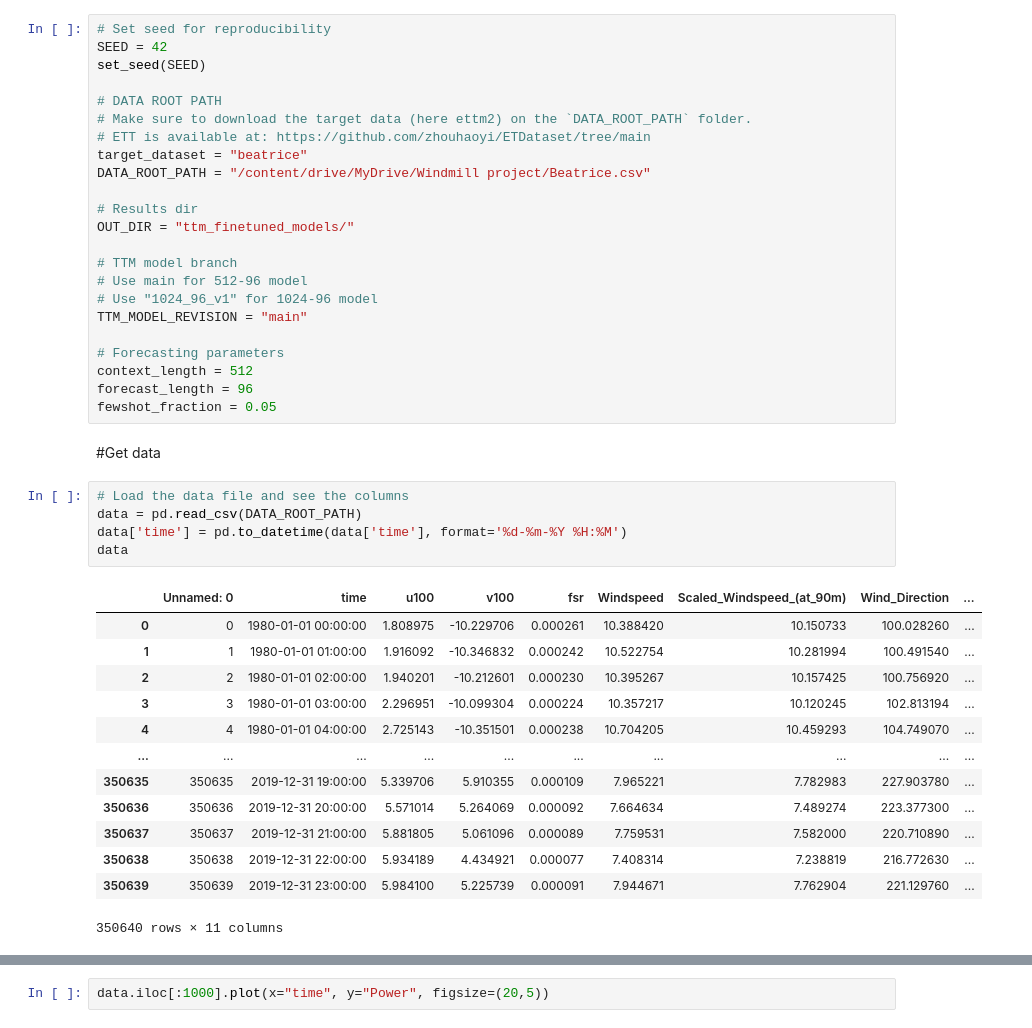
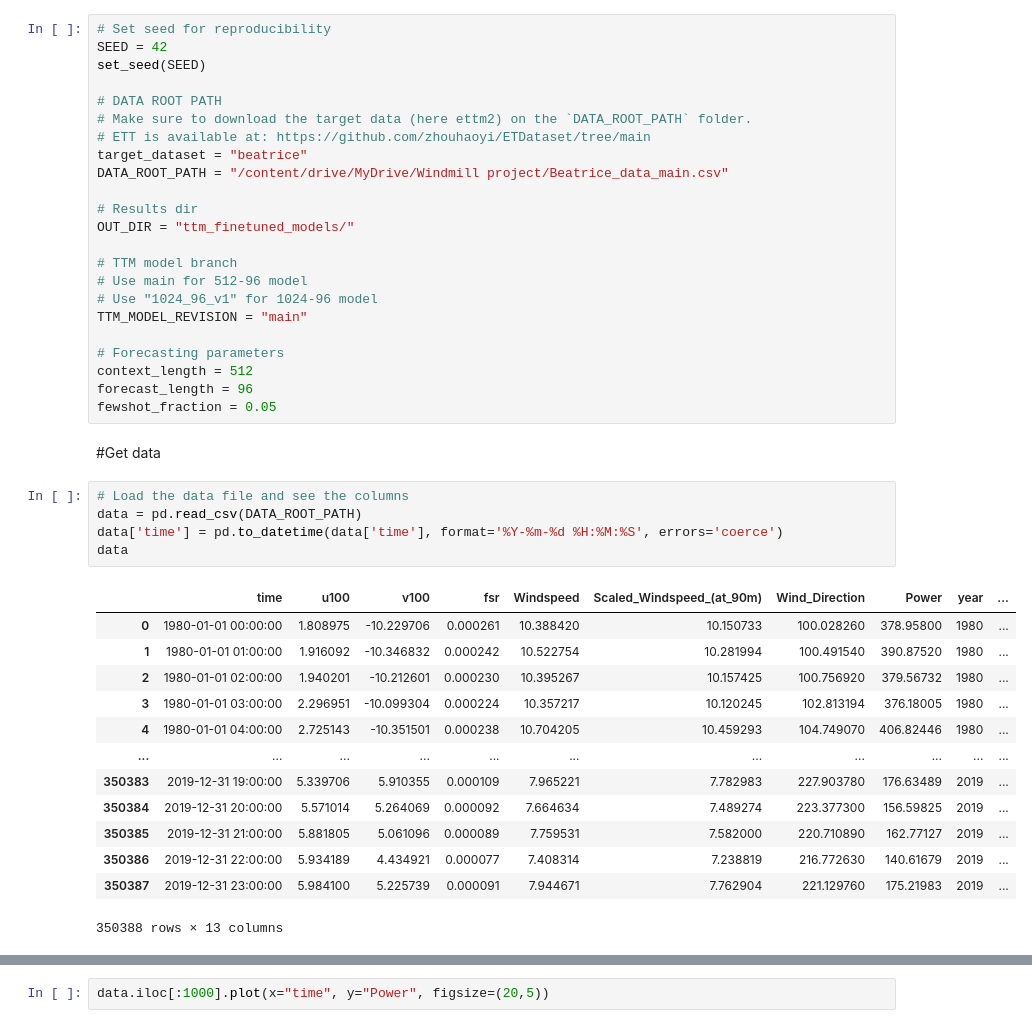
Before and after one commit to aaron-v19/mlprojects, a Jupyter notebook: Beatrice_wind_farm/Beatrice_ttm.ipynb, the cells around one changed output, grey strips where cells are left out. Cells and saved outputs as stored; diff of their text form.

```diff
--- a/Beatrice_wind_farm/Beatrice_ttm.ipynb
+++ b/Beatrice_wind_farm/Beatrice_ttm.ipynb
@@ -89,7 +89,7 @@ set_seed(SEED)
 # Make sure to download the target data (here ettm2) on the `DATA_ROOT_PATH` folder.
 # ETT is available at: https://github.com/zhouhaoyi/ETDataset/tree/main
 target_dataset = "beatrice"
-DATA_ROOT_PATH = "/content/drive/MyDrive/Windmill project/Beatrice.csv"
+DATA_ROOT_PATH = "/content/drive/MyDrive/Windmill project/Beatrice_data_main.csv"
 
 # Results dir
 OUT_DIR = "ttm_finetuned_models/"
@@ -108,22 +108,22 @@ fewshot_fraction = 0.05
 # %%
 # Load the data file and see the columns
 data = pd.read_csv(DATA_ROOT_PATH)
-data['time'] = pd.to_datetime(data['time'], format='%d-%m-%Y %H:%M')
+data['time'] = pd.to_datetime(data['time'], format='%Y-%m-%d %H:%M:%S', errors='coerce')
 data
 # %% [output]
-|  | Unnamed: 0 | time | u100 | v100 | fsr | Windspeed | Scaled_Windspeed_(at_90m) | Wind_Direction | ... |
-| 0 | 0 | 1980-01-01 00:00:00 | 1.808975 | -10.229706 | 0.000261 | 10.388420 | 10.150733 | 100.028260 | ... |
-| 1 | 1 | 1980-01-01 01:00:00 | 1.916092 | -10.346832 | 0.000242 | 10.522754 | 10.281994 | 100.491540 | ... |
-| 2 | 2 | 1980-01-01 02:00:00 | 1.940201 | -10.212601 | 0.000230 | 10.395267 | 10.157425 | 100.756920 | ... |
-| 3 | 3 | 1980-01-01 03:00:00 | 2.296951 | -10.099304 | 0.000224 | 10.357217 | 10.120245 | 102.813194 | ... |
-| 4 | 4 | 1980-01-01 04:00:00 | 2.725143 | -10.351501 | 0.000238 | 10.704205 | 10.459293 | 104.749070 | ... |
-| ... | ... | ... | ... | ... | ... | ... | ... | ... | ... |
-| 350635 | 350635 | 2019-12-31 19:00:00 | 5.339706 | 5.910355 | 0.000109 | 7.965221 | 7.782983 | 227.903780 | ... |
-| 350636 | 350636 | 2019-12-31 20:00:00 | 5.571014 | 5.264069 | 0.000092 | 7.664634 | 7.489274 | 223.377300 | ... |
-| 350637 | 350637 | 2019-12-31 21:00:00 | 5.881805 | 5.061096 | 0.000089 | 7.759531 | 7.582000 | 220.710890 | ... |
-| 350638 | 350638 | 2019-12-31 22:00:00 | 5.934189 | 4.434921 | 0.000077 | 7.408314 | 7.238819 | 216.772630 | ... |
-| 350639 | 350639 | 2019-12-31 23:00:00 | 5.984100 | 5.225739 | 0.000091 | 7.944671 | 7.762904 | 221.129760 | ... |
+|  | time | u100 | v100 | fsr | Windspeed | Scaled_Windspeed_(at_90m) | Wind_Direction | Power | year | ... |
+| 0 | 1980-01-01 00:00:00 | 1.808975 | -10.229706 | 0.000261 | 10.388420 | 10.150733 | 100.028260 | 378.95800 | 1980 | ... |
+| 1 | 1980-01-01 01:00:00 | 1.916092 | -10.346832 | 0.000242 | 10.522754 | 10.281994 | 100.491540 | 390.87520 | 1980 | ... |
+| 2 | 1980-01-01 02:00:00 | 1.940201 | -10.212601 | 0.000230 | 10.395267 | 10.157425 | 100.756920 | 379.56732 | 1980 | ... |
+| 3 | 1980-01-01 03:00:00 | 2.296951 | -10.099304 | 0.000224 | 10.357217 | 10.120245 | 102.813194 | 376.18005 | 1980 | ... |
+| 4 | 1980-01-01 04:00:00 | 2.725143 | -10.351501 | 0.000238 | 10.704205 | 10.459293 | 104.749070 | 406.82446 | 1980 | ... |
+| ... | ... | ... | ... | ... | ... | ... | ... | ... | ... | ... |
+| 350383 | 2019-12-31 19:00:00 | 5.339706 | 5.910355 | 0.000109 | 7.965221 | 7.782983 | 227.903780 | 176.63489 | 2019 | ... |
+| 350384 | 2019-12-31 20:00:00 | 5.571014 | 5.264069 | 0.000092 | 7.664634 | 7.489274 | 223.377300 | 156.59825 | 2019 | ... |
+| 350385 | 2019-12-31 21:00:00 | 5.881805 | 5.061096 | 0.000089 | 7.759531 | 7.582000 | 220.710890 | 162.77127 | 2019 | ... |
+| 350386 | 2019-12-31 22:00:00 | 5.934189 | 4.434921 | 0.000077 | 7.408314 | 7.238819 | 216.772630 | 140.61679 | 2019 | ... |
+| 350387 | 2019-12-31 23:00:00 | 5.984100 | 5.225739 | 0.000091 | 7.944671 | 7.762904 | 221.129760 | 175.21983 | 2019 | ... |
-350640 rows × 11 columns
+350388 rows × 13 columns
 # %%
 data.info()
 # %% [output]
```
Also changed, not shown: parts of 20 cells of this notebook.
